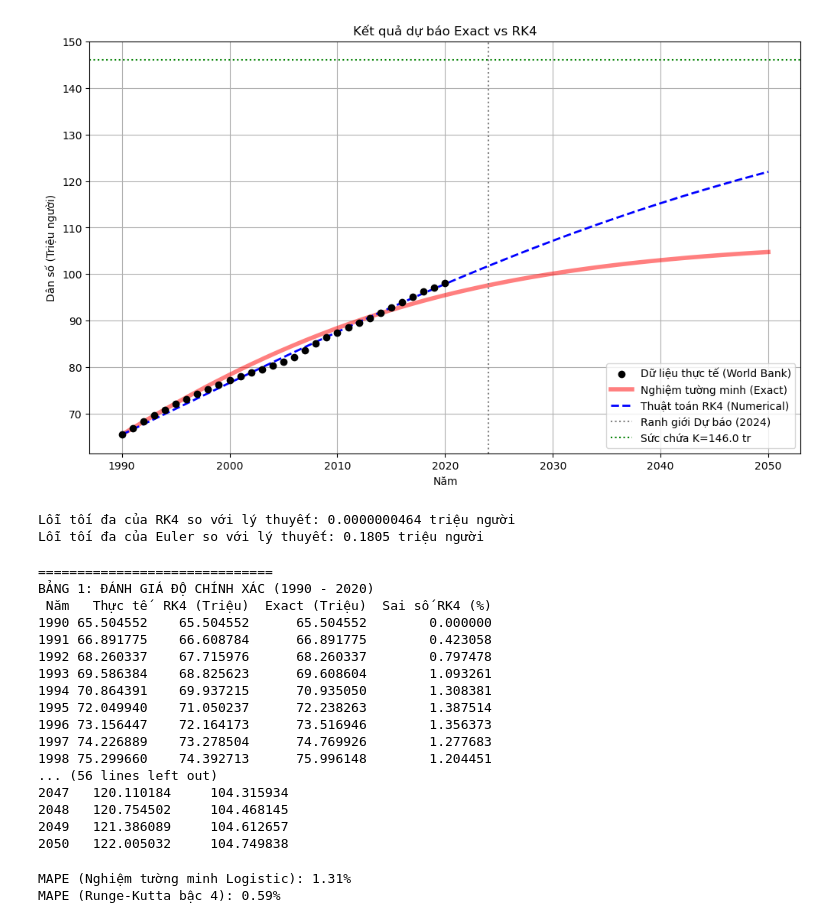
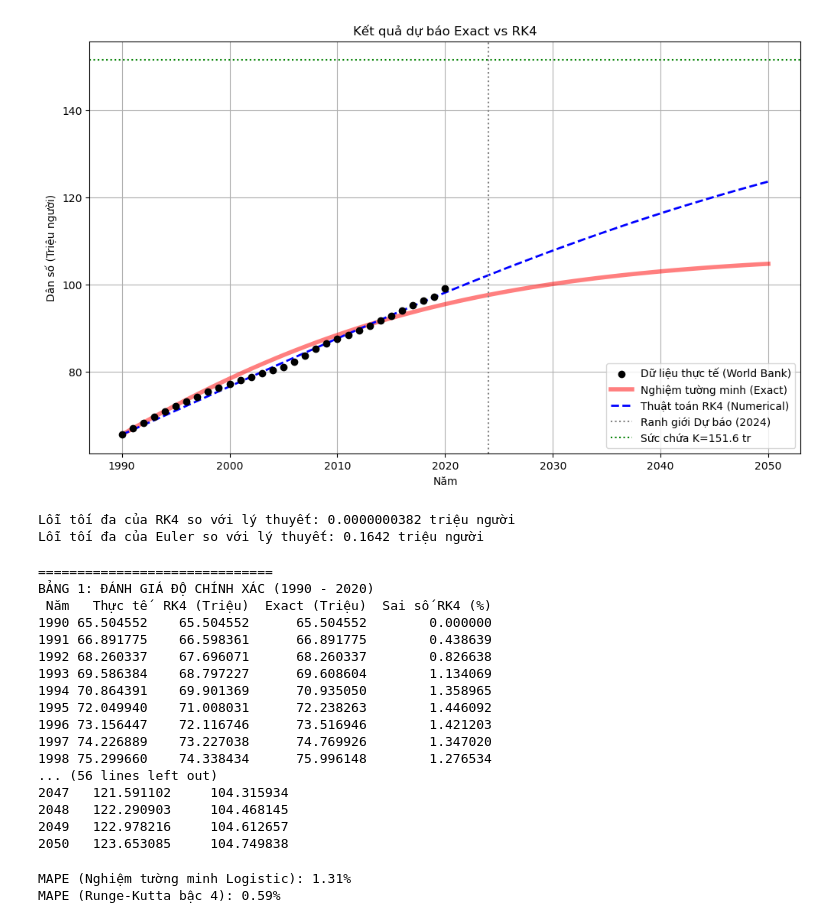
Before and after one commit to Haiyen472k5/phuong_phap_tinh, a Jupyter notebook: ppt.ipynb, the cells around one changed output. Drawn from its saved outputs; the diff is of its cells as text; code cells hidden in the pictures.

```diff
--- a/ppt.ipynb
+++ b/ppt.ipynb
@@ -87,7 +80,7 @@ population_all = np.array([
     65504552, 66891775, 68260337, 69586384, 70864391, 72049940, 73156447, 74226889, 75299660, 76287452, # 1990-1999
     77154011, 77969361, 78772224, 79563777, 80338971, 81088313, 82167897, 83633375, 85175788, 86460018, # 2000-2009
     87455152, 88468314, 89510356, 90573104, 91679578, 92823254, 94000117, 95176977, 96237319, 97173776, # 2010-2019
-    98079191, 98935098, 99680655, 100352192, 100987686 # 2020-2024
+    99079191, 98935098, 99680655, 100352192, 100987686 # 2020-2024
 ]) / 1e6
 
 years = years_all[:31]
@@ -97,12 +90,12 @@ a = 0.054752597
 K_0 = 107248762 / 1e6 # 109 triệu người
 
 #Runge-kutta 4 + Euler
-a_1 = 0.030525     # Tốc độ tăng trưởng
-b_1 = 0.0002090362   # Hệ số cạnh tranh
-K = a_1 / b_1          # Sức chứa môi trường (~192.61)
-N0 = population[0]        # Dân số gốc năm 2000
+a_1 = 0.029349   # Tốc độ tăng trưởng
+b_1 = 0.0001936177   # Hệ số cạnh tranh
+K = a_1 / b_1          # Sức chứa môi trường
+N0 = population[0]        # Dân số gốc năm 1990
 
-# Thời gian dự báo (2000 -> 2050)
+# Thời gian dự báo (1990 -> 2050)
 t_start = 1990
 t_end = 2050
 h = 1 # Bước nhảy
@@ -110,7 +103,6 @@ t_eval = np.arange(t_start, t_end + 1, h)
 
 #CÁCH 1: NGHIỆM TƯỜNG MINH (EXACT SOLUTION)
 def exact_solution(t):
-    # Chuyển đổi t thực tế sang t tính từ 0 (2000 là mốc 0)
     t_norm = t - t_start
     # Công thức: N(t) = K / (1 + (K/N0 - 1) * e^(-a*t))
     return K_0 / (1 + (K_0/N0 - 1) * np.exp(-a * t_norm))
@@ -161,36 +153,36 @@ plt.plot(t_eval, N_exact, 'r-', linewidth=4, alpha=0.5, label='Nghiệm tường
 
 # Vẽ đường RK4 (Nét đứt xanh dương) - Vẽ đè lên để thấy sự trùng khớp
 plt.plot(t_eval, N_rk4, 'b--', linewidth=2, label='Thuật toán RK4 (Numerical)')
 
 #plt.plot(t_eval, N_euler, 'm-.', linewidth=2, label='Thuật toán Euler (Numerical)')
 
 # Đường Sức chứa K
 plt.axvline(x=2024, color='gray', linestyle=':', label='Ranh giới Dự báo (2024)')
 plt.axhline(y=K, color='green', linestyle=':', label=f'Sức chứa K={K:.1f} tr')
 
 #plt.title('So sánh kết quả dự báo: RK4 vs Nghiệm tường minh')
 plt.title("Kết quả dự báo Exact vs RK4")
 plt.xlabel('Năm')
 plt.ylabel('Dân số (Triệu người)')
 plt.legend()
 plt.grid(True)
 plt.show()
 
 # --- 5. KIỂM TRA SAI SỐ GIỮA 2 CÁCH ---
 def validation_exact(t):
     t_norm = t - t_start
     return K / (1 + (K/N0 - 1) * np.exp(-a_1 * t_norm))
 
 N_val = validation_exact(t_eval)
 error_rk4 = np.max(np.abs(N_val - N_rk4))
 error_euler = np.max(np.abs(N_val - N_euler))
 
 print(f"Lỗi tối đa của RK4 so với lý thuyết: {error_rk4:.10f} triệu người")
 print(f"Lỗi tối đa của Euler so với lý thuyết: {error_euler:.4f} triệu người")
 # %% [output]
-[figure, old version]
+[figure, new version]
-Lỗi tối đa của RK4 so với lý thuyết: 0.0000000464 triệu người
-Lỗi tối đa của Euler so với lý thuyết: 0.1805 triệu người
+Lỗi tối đa của RK4 so với lý thuyết: 0.0000000382 triệu người
+Lỗi tối đa của Euler so với lý thuyết: 0.1642 triệu người
 # %%
 import pandas as pd
 df_total = pd.DataFrame({
@@ -205,7 +197,7 @@ df_total["Sai số RK4 (%)"] = np.abs((df_total["Thực tế"] - df_total["RK4 (
 df_1990_2020 = df_total[df_total["Năm"] <= 2020].copy()
 df_2021_2024 = df_total[(df_total["Năm"] >= 2021) & (df_total["Năm"] <= 2024)].copy()
 df_forecast = df_total[df_total["Năm"] >= 2025][["Năm", "RK4 (Triệu)", "Exact (Triệu)"]].copy()
-df_2021_2024[""]
+
 print("="*30)
 print("BẢNG 1: ĐÁNH GIÁ ĐỘ CHÍNH XÁC (1990 - 2020)")
 print(df_1990_2020.to_string(index=False))
@@ -226,19 +218,19 @@ df_forecast.to_csv("du_bao_tuong_lai_20250.csv", index=False, encoding='utf-8-si
 BẢNG 1: ĐÁNH GIÁ ĐỘ CHÍNH XÁC (1990 - 2020)
  Năm   Thực tế  RK4 (Triệu)  Exact (Triệu)  Sai số RK4 (%)
 1990 65.504552    65.504552      65.504552        0.000000
-1991 66.891775    66.608784      66.891775        0.423058
-1992 68.260337    67.715976      68.260337        0.797478
-1993 69.586384    68.825623      69.608604        1.093261
-1994 70.864391    69.937215      70.935050        1.308381
-1995 72.049940    71.050237      72.238263        1.387514
-1996 73.156447    72.164173      73.516946        1.356373
-1997 74.226889    73.278504      74.769926        1.277683
-1998 75.299660    74.392713      75.996148        1.204451
+1991 66.891775    66.598361      66.891775        0.438639
+1992 68.260337    67.696071      68.260337        0.826638
+1993 69.586384    68.797227      69.608604        1.134069
+1994 70.864391    69.901369      70.935050        1.358965
+1995 72.049940    71.008031      72.238263        1.446092
+1996 73.156447    72.116746      73.516946        1.421203
+1997 74.226889    73.227038      74.769926        1.347020
+1998 75.299660    74.338434      75.996148        1.276534
 ... (56 lines left out)
-2047   120.110184     104.315934
-2048   120.754502     104.468145
-2049   121.386089     104.612657
-2050   122.005032     104.749838
+2047   121.591102     104.315934
+2048   122.290903     104.468145
+2049   122.978216     104.612657
+2050   123.653085     104.749838
 # %%
 df_1990_2020.to_csv("danh_gia_do_chinh_xac_1990_2020.csv", index=False, encoding='utf-8-sig')
 df_2021_2024.to_csv("danh_gia_ket_qua_so_voi_thuc_te_2021_2024.csv", index=False, encoding='utf-8-sig')
```
Also changed, not shown: parts of 1 cell of this notebook, 7 other files.
